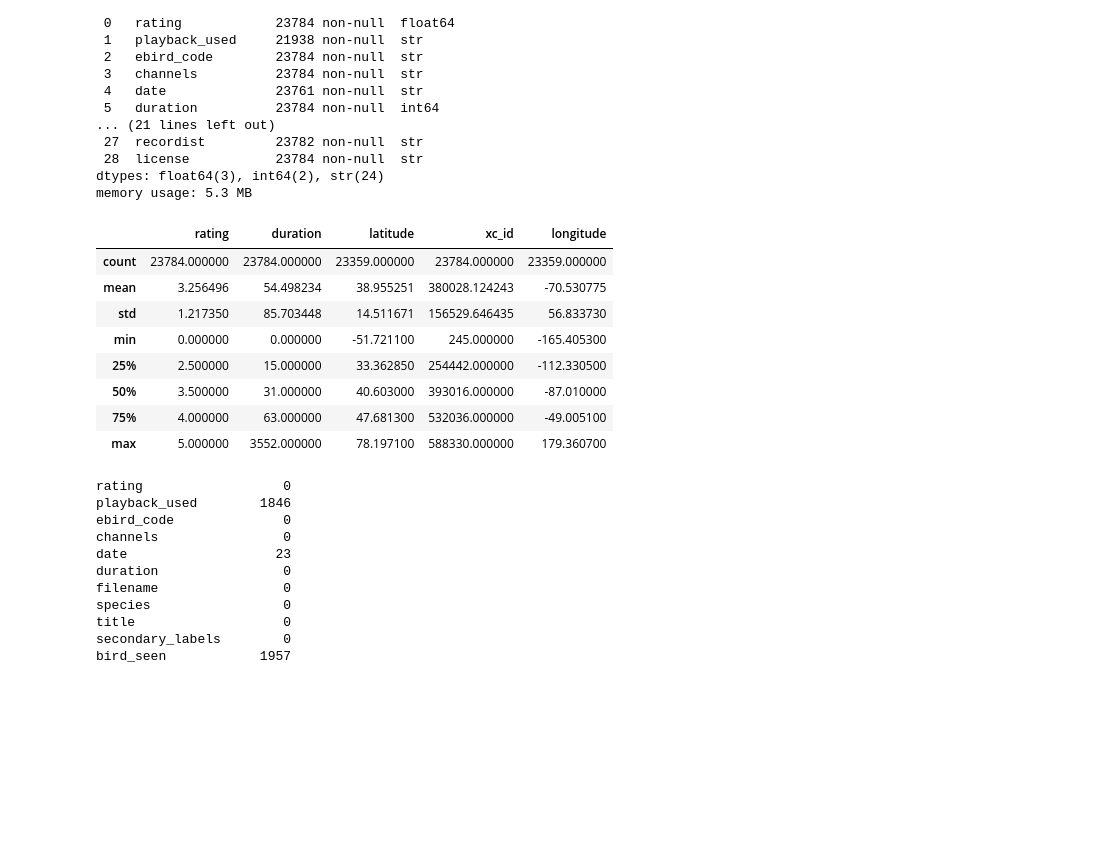
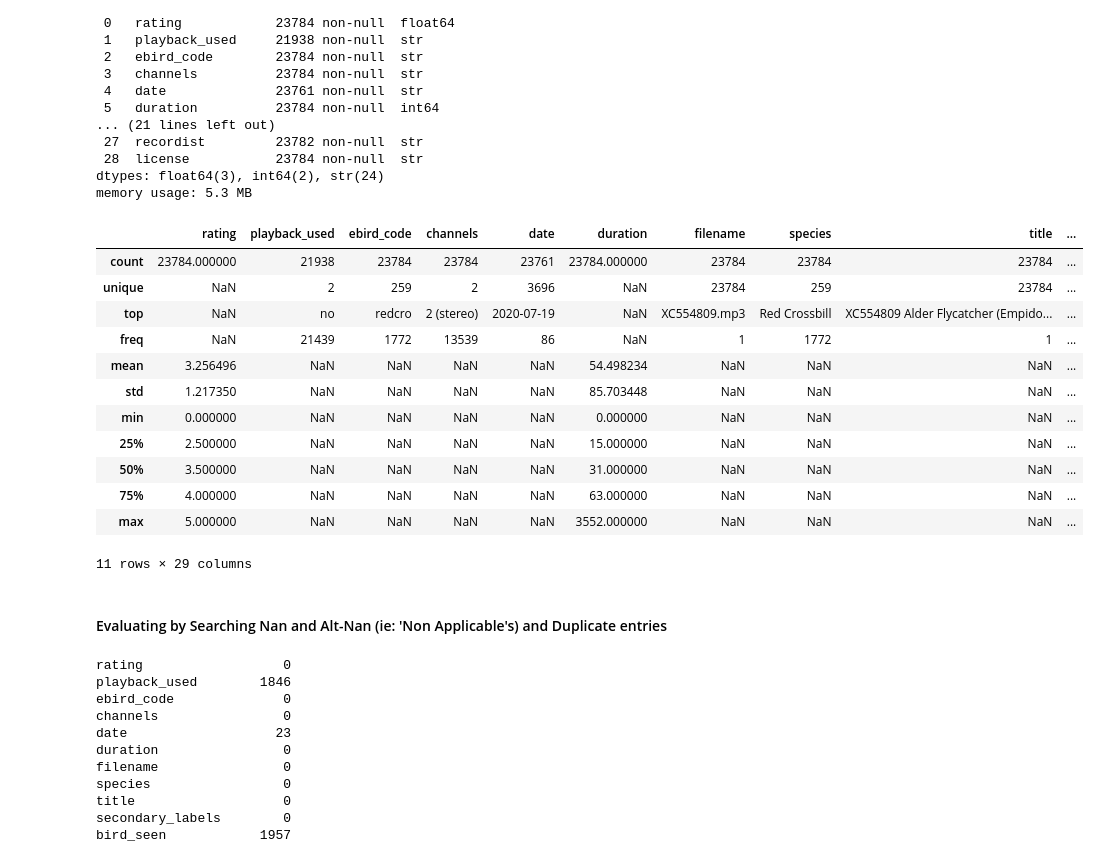
Before and after one commit to Jhe56/Ai-vian, a Jupyter notebook: Update_2/dataset_analysis.ipynb, the cells around one changed output. Saved outputs shown, nothing was run; the diff lists cells and outputs as text; code cells hidden in the pictures; blank space fills up the shorter version.

Commit message:
added some notes about columns

```diff
--- a/Update_2/dataset_analysis.ipynb
+++ b/Update_2/dataset_analysis.ipynb
@@ -40,17 +40,23 @@ Data columns (total 29 columns):
 dtypes: float64(3), int64(2), str(24)
 memory usage: 5.3 MB
 # %%
-df.describe()
+df.describe(include ='all')
 # %% [output]
-|  | rating | duration | latitude | xc_id | longitude |
-| count | 23784.000000 | 23784.000000 | 23359.000000 | 23784.000000 | 23359.000000 |
-| mean | 3.256496 | 54.498234 | 38.955251 | 380028.124243 | -70.530775 |
-| std | 1.217350 | 85.703448 | 14.511671 | 156529.646435 | 56.833730 |
-| min | 0.000000 | 0.000000 | -51.721100 | 245.000000 | -165.405300 |
-| 25% | 2.500000 | 15.000000 | 33.362850 | 254442.000000 | -112.330500 |
-| 50% | 3.500000 | 31.000000 | 40.603000 | 393016.000000 | -87.010000 |
-| 75% | 4.000000 | 63.000000 | 47.681300 | 532036.000000 | -49.005100 |
-| max | 5.000000 | 3552.000000 | 78.197100 | 588330.000000 | 179.360700 |
+|  | rating | playback_used | ebird_code | channels | date | duration | filename | species | title | ... |
+| count | 23784.000000 | 21938 | 23784 | 23784 | 23761 | 23784.000000 | 23784 | 23784 | 23784 | ... |
+| unique | NaN | 2 | 259 | 2 | 3696 | NaN | 23784 | 259 | 23784 | ... |
+| top | NaN | no | redcro | 2 (stereo) | 2020-07-19 | NaN | XC554809.mp3 | Red Crossbill | XC554809 Alder Flycatcher (Empido... | ... |
+| freq | NaN | 21439 | 1772 | 13539 | 86 | NaN | 1 | 1772 | 1 | ... |
+| mean | 3.256496 | NaN | NaN | NaN | NaN | 54.498234 | NaN | NaN | NaN | ... |
+| std | 1.217350 | NaN | NaN | NaN | NaN | 85.703448 | NaN | NaN | NaN | ... |
+| min | 0.000000 | NaN | NaN | NaN | NaN | 0.000000 | NaN | NaN | NaN | ... |
+| 25% | 2.500000 | NaN | NaN | NaN | NaN | 15.000000 | NaN | NaN | NaN | ... |
+| 50% | 3.500000 | NaN | NaN | NaN | NaN | 31.000000 | NaN | NaN | NaN | ... |
+| 75% | 4.000000 | NaN | NaN | NaN | NaN | 63.000000 | NaN | NaN | NaN | ... |
+| max | 5.000000 | NaN | NaN | NaN | NaN | 3552.000000 | NaN | NaN | NaN | ... |
+11 rows × 29 columns
+# %% [markdown]
+#### Evaluating by Searching Nan and Alt-Nan (ie: 'Non Applicable's) and Duplicate entries
 # %%
 df.isna().sum()
 # %% [output]
```
Also changed, not shown: parts of 7 cells of this notebook.
